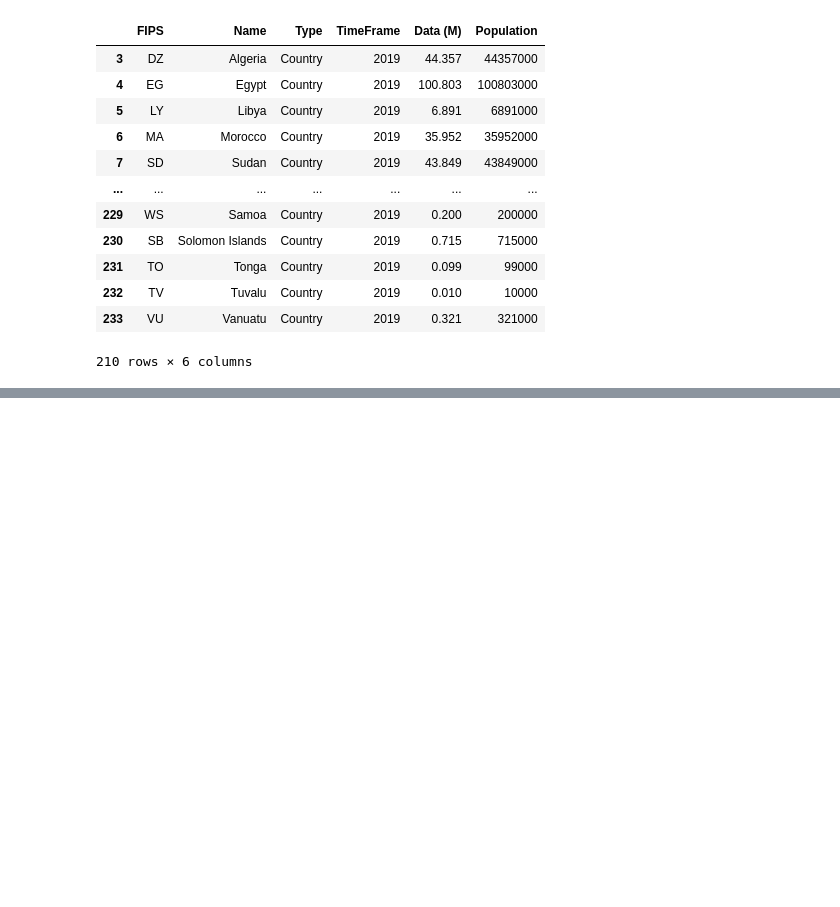
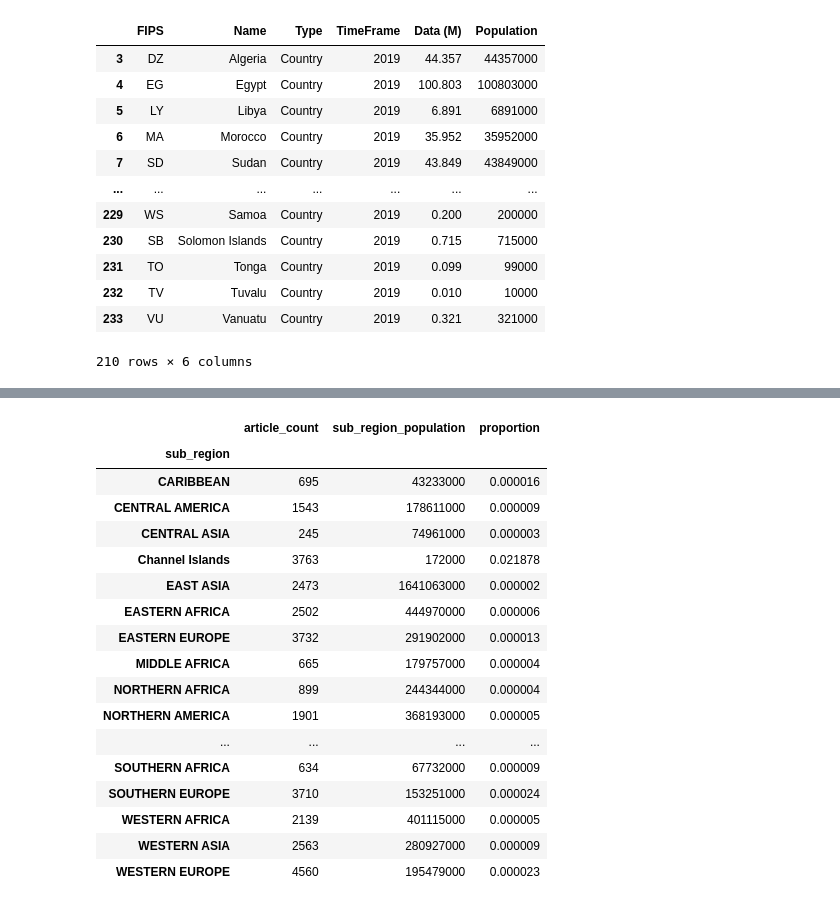
Before and after one commit to jell0wed/data-512-a2, a Jupyter notebook: A2.ipynb, the cells around one changed output, grey strips where cells are left out. Drawn from its saved outputs; the diff is of its cells as text; code cells hidden in the pictures; blank space fills up the shorter version.

```diff
--- a/A2.ipynb
+++ b/A2.ipynb
@@ -129,0 +147,19 @@ page_data_df
+# %%
+# next we need to extract the best prediction of article quality from the `ores_score` column.
+# the article quality prediction is the prediction which has the highest probability
+def extract_article_quality(ores_json_score):
+    ores_preds = json.loads(ores_json_score)
+    quality = max(ores_preds, key=ores_preds.get)
+    return quality
+
+merged_df["article_quality_est"] = merged_df["ores_score"].apply(extract_article_quality)
+# %%
+# reshape the data to the correct schema
+merged_df = merged_df.rename(columns={
+    "page": "article_name",
+    "rev_id": "revision_id",
+    "Population": "population"
+})
+merged_df = merged_df.drop(columns=['ores_score', 'FIPS', 'Name', 'Type', 'TimeFrame', 'Data (M)'])
+merged_df = merged_df[['country', 'article_name', 'revision_id', 'article_quality_est', 'population']]
+merged_df.to_csv("data/wp_wpds_politicians_by_country.csv")
@@ -129,0 +217,50 @@ page_data_df
+# %%
+# trick from https://stackoverflow.com/questions/68714674/select-all-below-rows-till-we-get-next-match-in-column-pandas-issue-resolved-bu
+df = pd.read_csv("data/wpds_data.csv")
+df = df[df['Type'].isin(["Sub-Region", "Country"])]
+sub_regions = len(df.loc[df.Type == 'Sub-Region'])
+
+# assign new ID to rows below until we find the next sub-region
+df.loc[df.Type == 'Sub-Region', 'new_id'] = [n for n in range(1, sub_regions+1)]
+df.fillna(method='ffill', inplace=True)
+
+sub_region_mapping_df = df.groupby("new_id").agg(
+    sub_region=pd.NamedAgg(column="Name", aggfunc="first"),
+    sub_region_population=pd.NamedAgg("Population", aggfunc="first")
+)
+sub_region_mapping = sub_region_mapping_df.to_dict()
+
+sub_region_mapping
+
+# map the subregion to each country & sub-region population
+df['sub_region'] = df['new_id'].apply(lambda x: sub_region_mapping['sub_region'][x])
+df['sub_region_population'] = df['new_id'].apply(lambda x: sub_region_mapping['sub_region_population'][x])
+
+# now merge with the wikipedia articles
+merged_df_subregion = pd.merge(merged_df, df, left_on="country", right_on="Name")
+merged_df_subregion = merged_df_subregion.drop(columns=["FIPS", "Name", "Type", "TimeFrame", "Data (M)", "Population", "new_id"])
+coverage_pop_subregion_df = merged_df_subregion.groupby("sub_region").agg(
+    article_count=pd.NamedAgg(column="article_name", aggfunc="count"),
+    sub_region_population=pd.NamedAgg(column="sub_region_population", aggfunc="first")
+)
+coverage_pop_subregion_df['proportion'] = coverage_pop_subregion_df['article_count'] / coverage_pop_subregion_df['sub_region_population']
+coverage_pop_subregion_df
+# %% [output]
+|  | article_count | sub_region_population | proportion |
+| sub_region |  |  |  |
+| CARIBBEAN | 695 | 43233000 | 0.000016 |
+| CENTRAL AMERICA | 1543 | 178611000 | 0.000009 |
+| CENTRAL ASIA | 245 | 74961000 | 0.000003 |
+| Channel Islands | 3763 | 172000 | 0.021878 |
+| EAST ASIA | 2473 | 1641063000 | 0.000002 |
+| EASTERN AFRICA | 2502 | 444970000 | 0.000006 |
+| EASTERN EUROPE | 3732 | 291902000 | 0.000013 |
+| MIDDLE AFRICA | 665 | 179757000 | 0.000004 |
+| NORTHERN AFRICA | 899 | 244344000 | 0.000004 |
+| NORTHERN AMERICA | 1901 | 368193000 | 0.000005 |
+| ... | ... | ... | ... |
+| SOUTHERN AFRICA | 634 | 67732000 | 0.000009 |
+| SOUTHERN EUROPE | 3710 | 153251000 | 0.000024 |
+| WESTERN AFRICA | 2139 | 401115000 | 0.000005 |
+| WESTERN ASIA | 2563 | 280927000 | 0.000009 |
+| WESTERN EUROPE | 4560 | 195479000 | 0.000023 |
```
Also changed, not shown: parts of 12 cells of this notebook, 6 other files.
